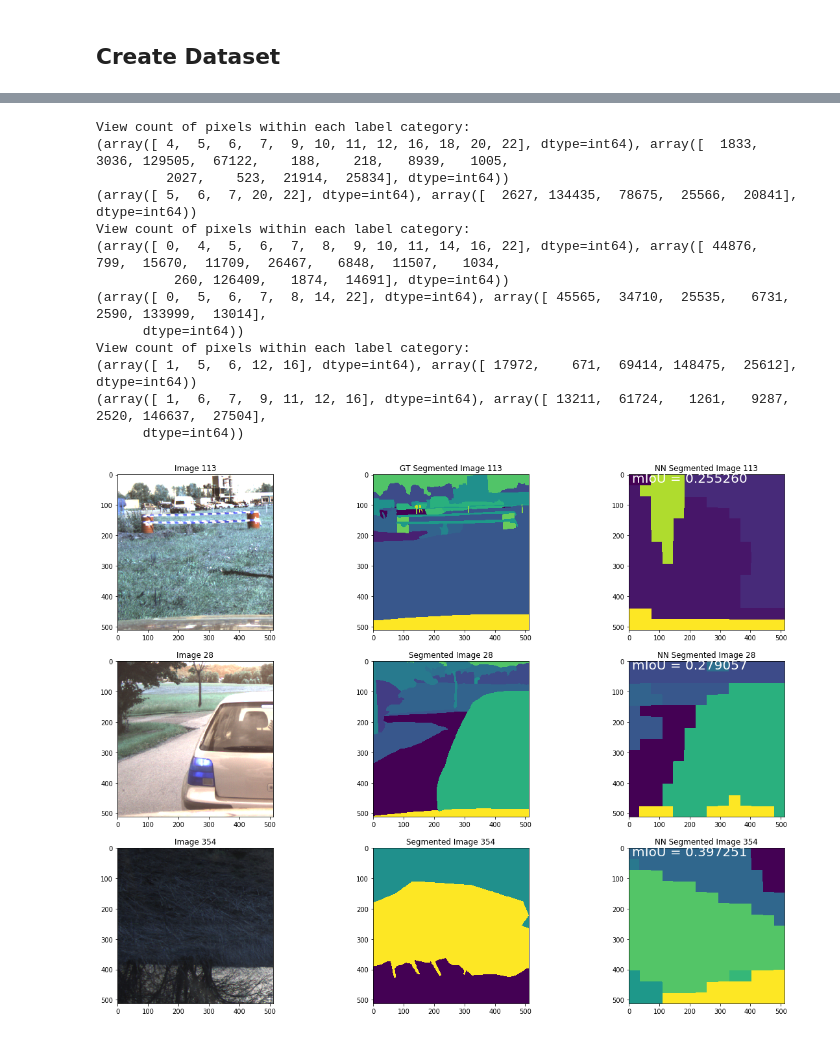
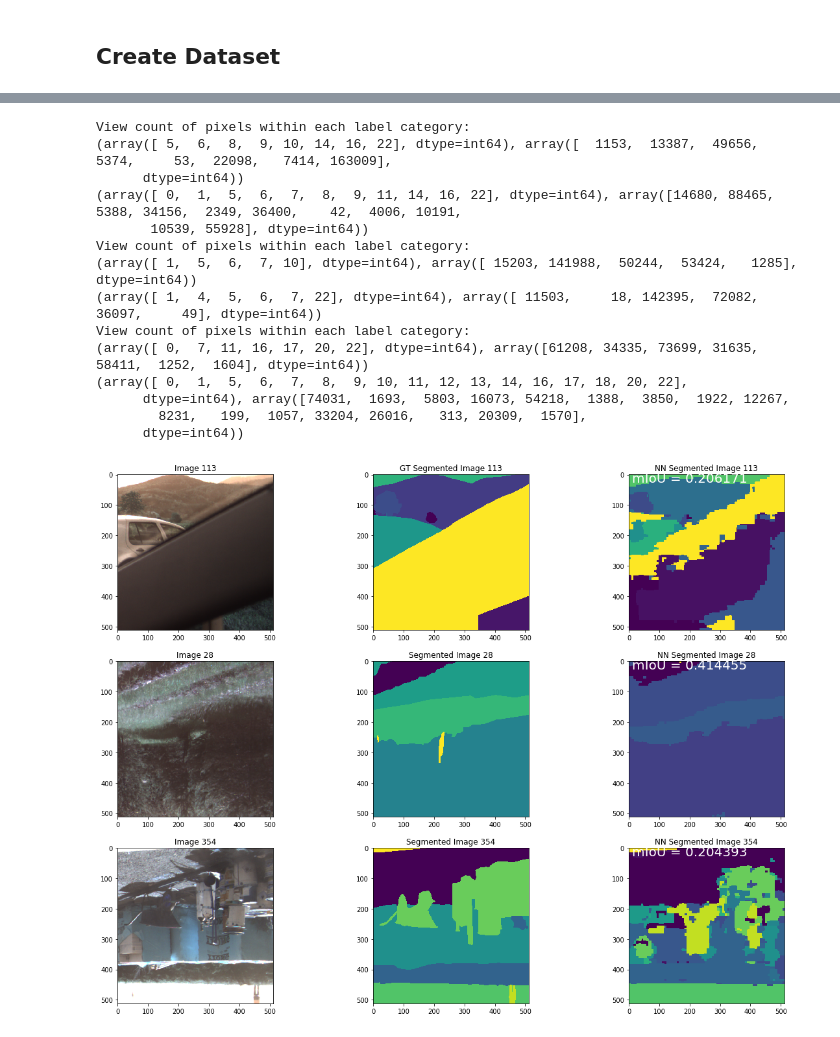
Before and after one commit to FYDP2022/compute, a Jupyter notebook: research/semantic-segmentation.ipynb, the cells around one changed output, grey strips where cells are left out. Cells and saved outputs as stored; diff of their text form; code cells hidden in the pictures.

Commit message:
trained model"

```diff
--- a/research/semantic-segmentation.ipynb
+++ b/research/semantic-segmentation.ipynb
@@ -155,7 +155,7 @@ add_img_plot(fig, 354, colorize_mask(seg_img_354), 'Segmented Image ', [3,2,6])
 if device == 'cpu':
     train_loader = DataLoader(train_data, batch_size=5, shuffle=True, num_workers=0)
 else:
-    train_loader = DataLoader(train_data, batch_size=8, shuffle=True, num_workers=0)
+    train_loader = DataLoader(train_data, batch_size=2, shuffle=True, num_workers=0)
 # %%
 class Net(nn.Module):
     def __init__(self, criterion=None):
@@ -250,7 +252,7 @@ def get_optimizer(net):
 # %%
 %%time
 %matplotlib inline
-
+torch.cuda.empty_cache()
 # Deep copy in order to train the network with the same initialized weights
 trained_net = copy.deepcopy(untrained_net)
 trained_net = trained_net.to(device)
@@ -258,7 +260,7 @@ trained_net = trained_net.to(device)
 # set loss function for the net
 trained_net.criterion = nn.CrossEntropyLoss(ignore_index=-1)
 # You can change the number of EPOCHS
-EPOCH = 40
+EPOCH = 200
 
 # switch to train mode (original untrained_net was set to eval mode)
 trained_net.train()
@@ -283,5 +285,6 @@ for e in range(EPOCH):
     ax.legend(loc='upper right')
     fig.canvas.draw()
     print("Epoch: {} Loss: {}".format(e, loss))
+    del loss
 # %% [output]
 Starting Training...
@@ -351,8 +354,8 @@ def add_img_txt_plot(fig, index, img, title, sub_plot_id, txt):
     ax.text(10, 25, 'mIoU = {:_>8.6f}'.format(txt), fontsize=20, color='white')
     ax.imshow(img)
 
-def get_nn_seg_img(net, data):
-    img, get_seg_img = data
+def get_nn_seg_img(net, img, mask):
+    img, get_seg_img = img, mask
 
     nn_seg_output = net.forward(img[None].cuda())
 
@@ -363,50 +366,51 @@ def get_nn_seg_img(net, data):
 
     gts = get_seg_img.cpu().numpy()
 
     conf = eval_semantic_segmentation(nn_seg_img[None], gts[None])
 
     print("View count of pixels within each label category:")
     print(np.unique(get_seg_img, return_counts=True))
     print(np.unique(nn_seg_img, return_counts=True))
 
     return nn_seg_img, conf['miou']
 
 
-img_113, seg_img_113 = train_data[113]
-img_28, seg_img_28 = train_data[28]
-img_354, seg_img_354 = train_data[354]
+img_113, seg_img_113 = val_data[20]
+img_28, seg_img_28 = train_data[9]
+img_354, seg_img_354 = train_data[100]
 
-nn_seg_img_113, miou_113 = get_nn_seg_img(trained_net, train_data[113])
-nn_seg_img_28, miou_28 = get_nn_seg_img(trained_net, train_data[28])
-nn_seg_img_354, miou_354 = get_nn_seg_img(trained_net, train_data[354])
+nn_seg_img_113, miou_113 = get_nn_seg_img(trained_net, img_113, seg_img_113)
+nn_seg_img_28, miou_28 = get_nn_seg_img(trained_net, img_28, seg_img_28)
+nn_seg_img_354, miou_354 = get_nn_seg_img(trained_net, img_354, seg_img_354)
 
 
 fig = plt.figure(figsize=(20,15))
 
 add_img_plot(fig, 113, np.rollaxis(img_113.numpy().astype(int), 0, 3), 'Image ', [3,3,1])
 add_img_plot(fig, 113, colorize_mask(seg_img_113), 'GT Segmented Image ', [3,3,2])
 add_img_txt_plot(fig, 113, colorize_mask_nn_output(nn_seg_img_113), 'NN Segmented Image ', [3,3,3], miou_113)
 add_img_plot(fig, 28, np.rollaxis(img_28.numpy().astype(int), 0, 3), 'Image ', [3,3,4])
 add_img_plot(fig, 28, colorize_mask(seg_img_28), 'Segmented Image ', [3,3,5])
 add_img_txt_plot(fig, 28, colorize_mask_nn_output(nn_seg_img_28), 'NN Segmented Image ', [3,3,6], miou_28)
 add_img_plot(fig, 354, np.rollaxis(img_354.numpy().astype(int), 0, 3), 'Image ', [3,3,7])
 add_img_plot(fig, 354, colorize_mask(seg_img_354), 'Segmented Image ', [3,3,8])
 add_img_txt_plot(fig, 354, colorize_mask_nn_output(nn_seg_img_354), 'NN Segmented Image ', [3,3,9], miou_354)
 # %% [output]
 View count of pixels within each label category:
-(array([ 4,  5,  6,  7,  9, 10, 11, 12, 16, 18, 20, 22], dtype=int64), array([  1833,   3036, 129505,  67122,    188,    218,   8939,   1005,
-         2027,    523,  21914,  25834], dtype=int64))
-(array([ 5,  6,  7, 20, 22], dtype=int64), array([  2627, 134435,  78675,  25566,  20841], dtype=int64))
+(array([ 5,  6,  8,  9, 10, 14, 16, 22], dtype=int64), array([  1153,  13387,  49656,   5374,     53,  22098,   7414, 163009],
+      dtype=int64))
+(array([ 0,  1,  5,  6,  7,  8,  9, 11, 14, 16, 22], dtype=int64), array([14680, 88465,  5388, 34156,  2349, 36400,    42,  4006, 10191,
+       10539, 55928], dtype=int64))
 View count of pixels within each label category:
-(array([ 0,  4,  5,  6,  7,  8,  9, 10, 11, 14, 16, 22], dtype=int64), array([ 44876,    799,  15670,  11709,  26467,   6848,  11507,   1034,
-          260, 126409,   1874,  14691], dtype=int64))
-(array([ 0,  5,  6,  7,  8, 14, 22], dtype=int64), array([ 45565,  34710,  25535,   6731,   2590, 133999,  13014],
+(array([ 1,  5,  6,  7, 10], dtype=int64), array([ 15203, 141988,  50244,  53424,   1285], dtype=int64))
+(array([ 1,  4,  5,  6,  7, 22], dtype=int64), array([ 11503,     18, 142395,  72082,  36097,     49], dtype=int64))
+View count of pixels within each label category:
+(array([ 0,  7, 11, 16, 17, 20, 22], dtype=int64), array([61208, 34335, 73699, 31635, 58411,  1252,  1604], dtype=int64))
+(array([ 0,  1,  5,  6,  7,  8,  9, 10, 11, 12, 13, 14, 16, 17, 18, 20, 22],
+      dtype=int64), array([74031,  1693,  5803, 16073, 54218,  1388,  3850,  1922, 12267,
+        8231,   199,  1057, 33204, 26016,   313, 20309,  1570],
       dtype=int64))
-View count of pixels within each label category:
-(array([ 1,  5,  6, 12, 16], dtype=int64), array([ 17972,    671,  69414, 148475,  25612], dtype=int64))
-(array([ 1,  6,  7,  9, 11, 12, 16], dtype=int64), array([ 13211,  61724,   1261,   9287,   2520, 146637,  27504],
-      dtype=int64))
-[figure, old version]
+[figure, new version]
 # %%
 test_data = DataLoaderSegmentation('test')
 # %%
```
Also changed, not shown: parts of 9 cells of this notebook.
